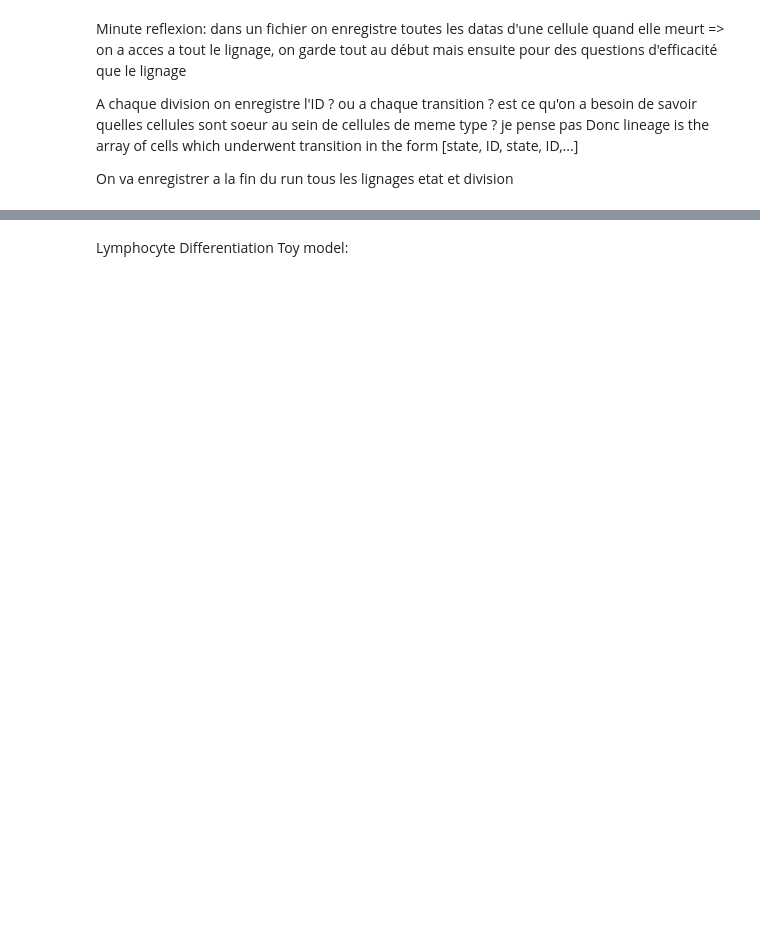
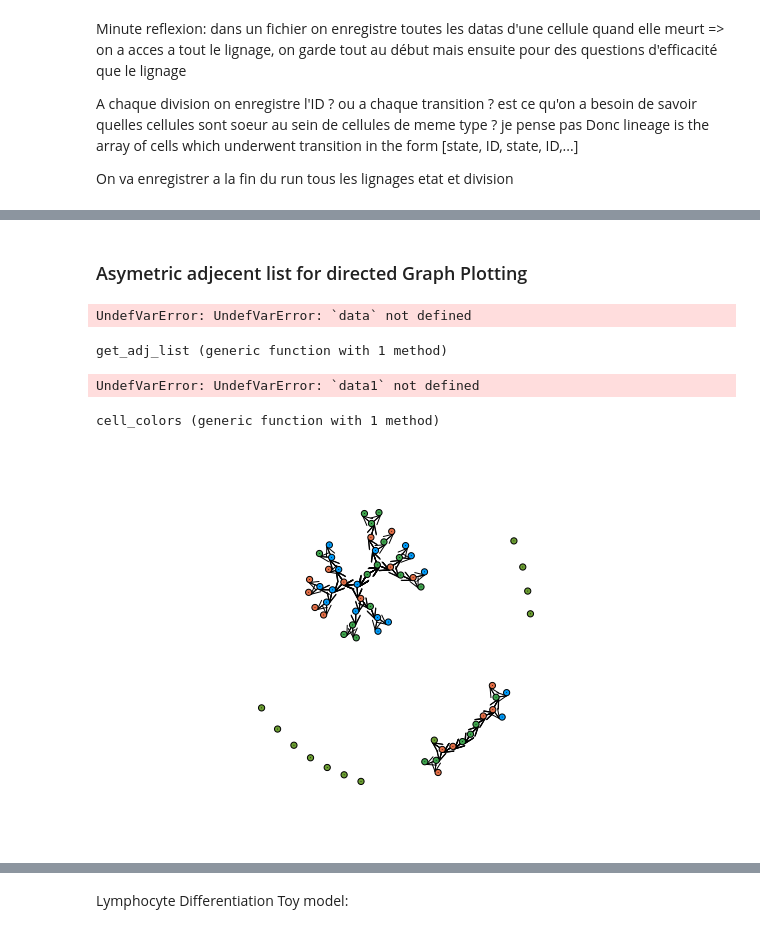
Before and after one commit to AmbreCPES/Stage, a Jupyter notebook: notebook_multivariate.ipynb, the cells around one changed output, grey strips where cells are left out. Drawn from its saved outputs; the diff is of its cells as text; code cells hidden in the pictures; blank space fills up the shorter version.

Commit message:
get_adj_list, adj_matrix and plotting of graph with type = color

```diff
--- a/notebook_multivariate.ipynb
+++ b/notebook_multivariate.ipynb
@@ -275,11 +275,9 @@ custom_collect_agent_data! (generic function with 4 methods)
 # %%
 cell0 = [[1, 0, 0], [2, 0, 0]]
-n_steps = 20
+n_steps = 100
 life = initialize_model(cell0, Parameters, n_steps)
 
 adata = [:type, :lineage]
 
-data = custom_run!(life, life_step!, model_step!, adata)
-
-life
+data1 = custom_run!(life, life_step!, model_step!, adata)
 # %% [output]
@@ -311,0 +343,62 @@ using NetworkLayout
+# %% [markdown]
+### Asymetric adjecent list for directed Graph Plotting
+# %%
+last_id = data[nrow(data),:id]
+adj_list = [[] for _ in 1:last_id]
+
+for cell in 1:nrow(data)
+    lineage_data = copy(data[!, :lineage][cell])
+    type = lineage_data[[3 + 3*i for i in 0:(Int(length(lineage_data)/3) - 1)]]
+    id = lineage_data[[1 + 3*i for i in 0:(Int(length(lineage_data)/3) - 1)]]
+    for i in 2:length(type)
+        if id[i] != id[i - 1]
+            push!(adj_list[id[i - 1]], id[i])
+
+        end
+    end
+end
+# %% [output]
+UndefVarError: UndefVarError: `data` not defined
+# %%
+function get_adj_list(data, last_id)
+    adj_list = [[] for _ in 1:last_id]
+    division_type = Dict{Int, Int}(data[!, :id][i] => data[!, :type][i] for i in 1:nrow(data))
+    for cell in 1:nrow(data)
+        lineage_data = data[!, :lineage][cell]
+        L = length(lineage_data)
+        for i in range(start = 4, stop = L, step = 3)
+            if lineage_data[i] != lineage_data[i - 3]
+                push!(adj_list[lineage_data[i - 3]], lineage_data[i])
+                division_type[lineage_data[i - 3]] = lineage_data[i - 1]
+            end
+        end
+    end
+    return adj_list, division_type
+end
+# %% [output]
+get_adj_list (generic function with 1 method)
+# %%
+last_id = data1[nrow(data1), :id]
+adj_list, cells_type = get_adj_list(data1, last_id)
+# %% [output]
+UndefVarError: UndefVarError: `data1` not defined
+# %%
+using GraphRecipes
+using Plots
+
+function cell_colors(cells_type, last_id)
+    for i in range(start = 1, stop = last_id, step = 1)
+        if (i in keys(cells_type)) == false
+            cells_type[i] = 0
+        end
+    end
+    return cells_type
+end
+# %% [output]
+cell_colors (generic function with 1 method)
+# %%
+last_id = data1[nrow(data1), :id]
+cell_color = cell_colors(cells_type, last_id)
+GraphRecipes.graphplot(adj_list, nodeshape=:circle, self_edge_size=0.25, curves=false, color=:black, nodecolor = [cell_color[i] for i in 1:last_id])
+# %% [output]
+[figure, added]
```
Also changed, not shown: parts of 26 cells of this notebook.
